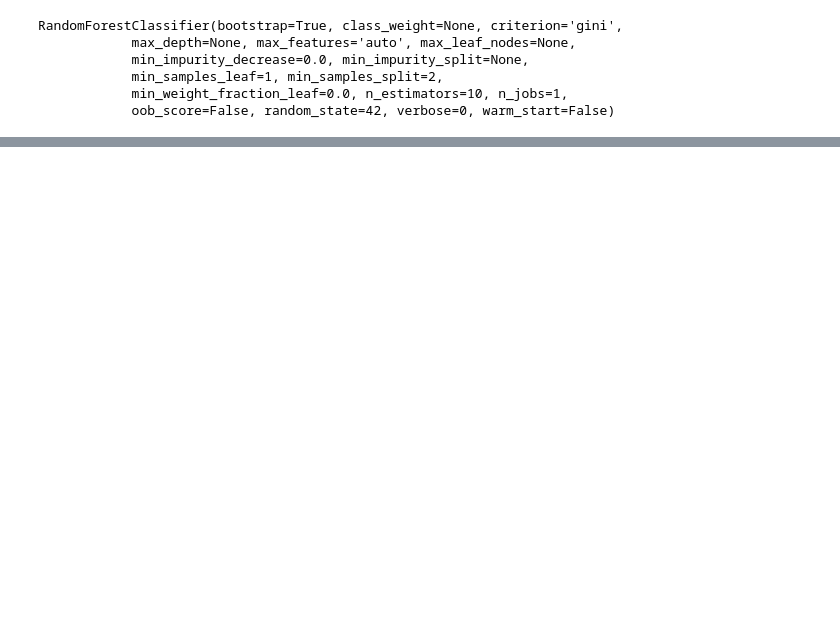
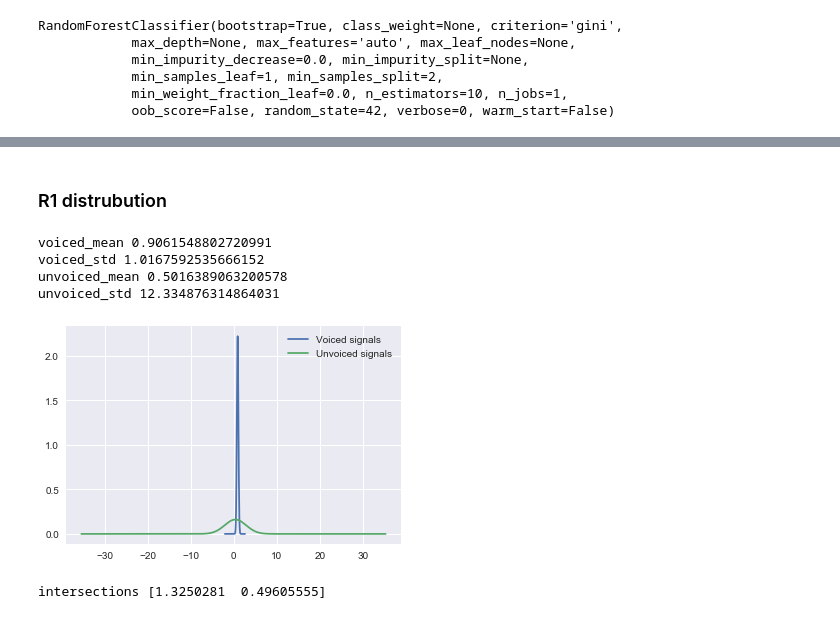
Before and after one commit to vicaub/Pitch-Estimation-and-Voicing-Detection, a Jupyter notebook: notebook/Classification Model for Pitch and voicing recognition.ipynb, the cells around one changed output, grey strips where cells are left out. Cells and saved outputs as stored; diff of their text form; code cells hidden in the pictures; blank space fills up the shorter version.

```diff
--- a/notebook/Classification Model for Pitch and voicing recognition.ipynb
+++ b/notebook/Classification Model for Pitch and voicing recognition.ipynb
@@ -136,0 +334,12 @@ print(number_failures/len(formated_test))
+# %% [markdown]
+### R1 distrubution
+# %%
+voiced_signals, unvoiced_signals = get_feature_data(2)
+print_distrubutions(voiced_signals, unvoiced_signals)
+# %% [output]
+voiced_mean 0.9061548802720991
+voiced_std 1.0167592535666152
+unvoiced_mean 0.5016389063200578
+unvoiced_std 12.334876314864031
+[figure, added]
+intersections [1.3250281  0.49605555]
```
Also changed, not shown: parts of 31 cells of this notebook, 4 other files.
